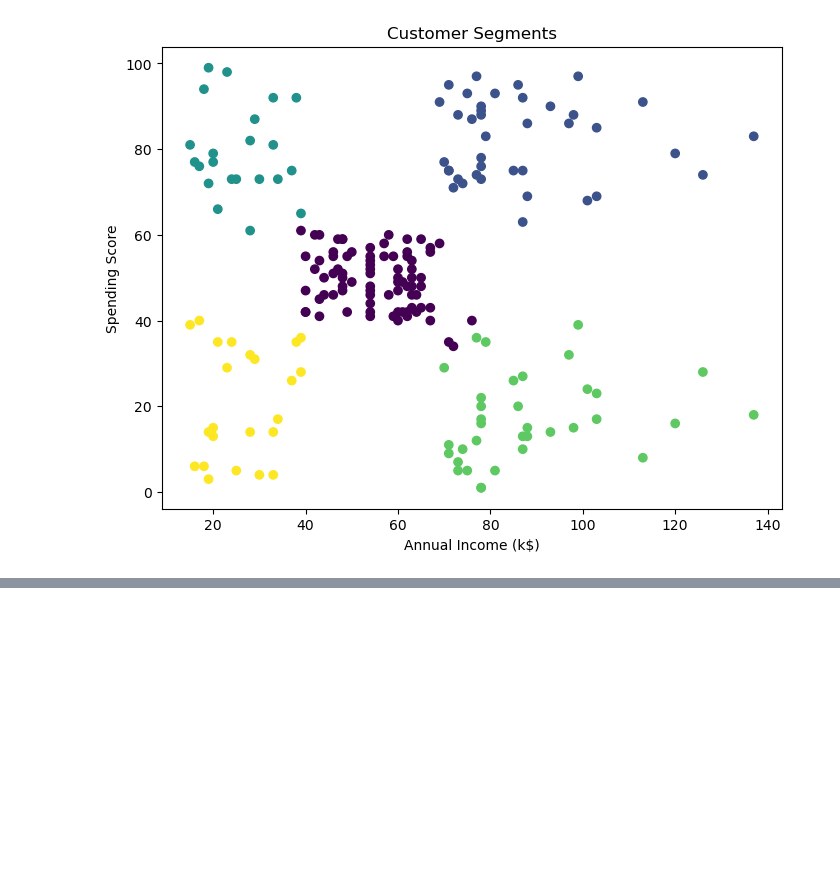
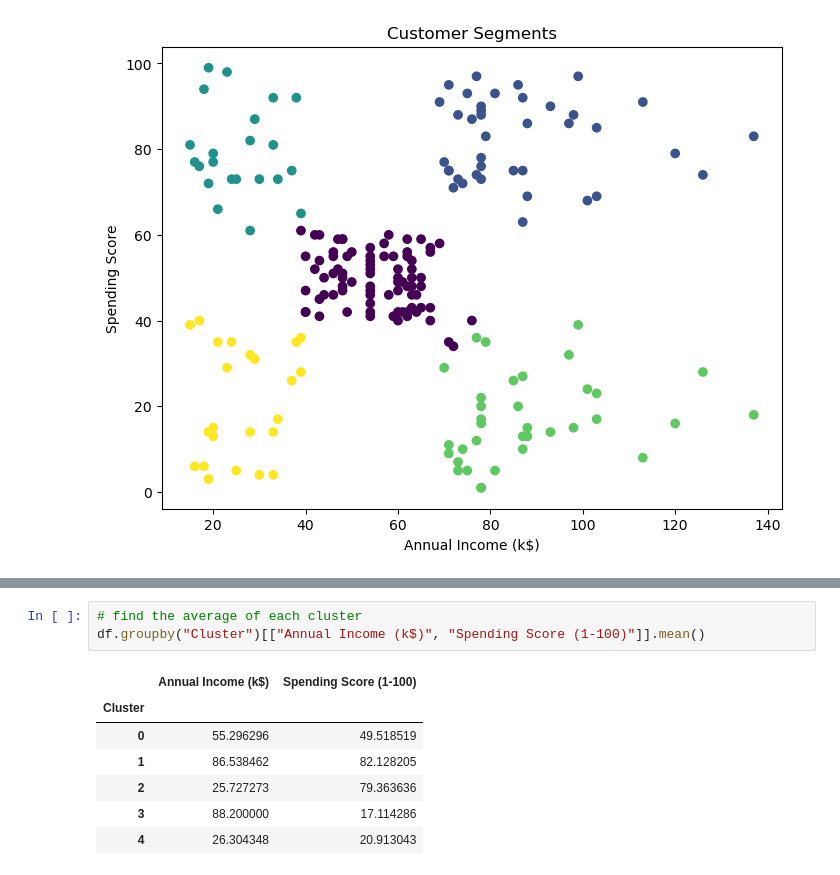
Before and after one commit to Drashti-007/Customer-Segmentation-Analysis, a Jupyter notebook: notebooks/mall_customer_segmentation.ipynb, the cells around one changed output, grey strips where cells are left out. Drawn from its saved outputs; the diff is of its cells as text; blank space fills up the shorter version.

```diff
--- a/notebooks/mall_customer_segmentation.ipynb
+++ b/notebooks/mall_customer_segmentation.ipynb
@@ -151,0 +180,11 @@ plt.show()
+# %%
+# find the average of each cluster
+df.groupby("Cluster")[["Annual Income (k$)", "Spending Score (1-100)"]].mean()
+# %% [output]
+|  | Annual Income (k$) | Spending Score (1-100) |
+| Cluster |  |  |
+| 0 | 55.296296 | 49.518519 |
+| 1 | 86.538462 | 82.128205 |
+| 2 | 25.727273 | 79.363636 |
+| 3 | 88.200000 | 17.114286 |
+| 4 | 26.304348 | 20.913043 |
```
Also changed, not shown: parts of 3 cells of this notebook.
